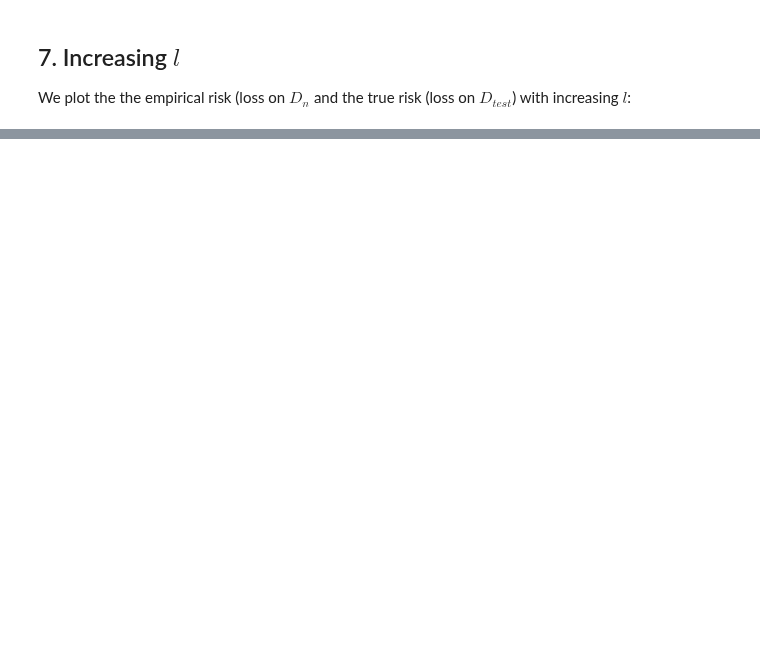
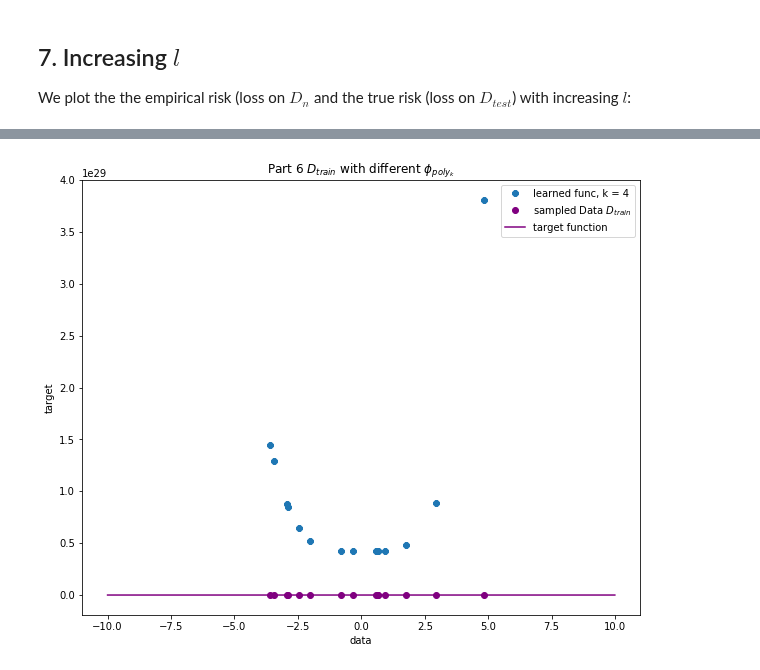
Before and after one commit to violetguos/ift6390, a Jupyter notebook: Homework 2/Practical.ipynb, the cells around one changed output, grey strips where cells are left out. Saved outputs shown, nothing was run; the diff lists cells and outputs as text; code cells hidden in the pictures; blank space fills up the shorter version.

Commit message:
add dim = 4 and explanations for part7

```diff
--- a/Homework 2/Practical.ipynb
+++ b/Homework 2/Practical.ipynb
@@ -246,0 +249,82 @@ plt.show()
+# %%
+kDegreeArr = [4]#[1, 2, 3]
+weight = np.random.rand(1)
+bias = 0
+
+plt.rcParams['figure.figsize'] = [10, 8]
+
+lossArr_train = []
+lossArr_test = []
+
+# Function to do a mapping from a 1d X.
+def to_map(input_data, k):
+    to_map = [input_data[0]]
+    for i in range(2, k+1): # kDegreeArr[j]+1):
+        raised = np.power(input_data[0], k)
+        to_map.append(raised)
+    dataK = np.column_stack(to_map)
+    dataKn = [dataK, input_data[1]] #same target
+    return dataK, dataKn
+
+for k in kDegreeArr:
+    # Do the mapping
+    dataK, dataKn = to_map(dataDn, k)
+
+    # Do the descent
+    regGD = gradDescent(weightedDecay = 0.01, stepSize = 0.0001)
+    regGDParam = regGD.regression_gradient(weight, bias, dataKn[0], dataKn[1])
+
+    # Plot
+    learnedFunc = regGDParam[0] * dataK + regGDParam[1]
+    learnedFunc = np.sum(learnedFunc, axis = 1)
+    plt.plot(dataDn[0], learnedFunc, '8', label = "learned func, k = {}".format(k))
+
+    # Calculate training error (for next part)
+    loss = np.mean((learnedFunc - dataDn[1])**2)
+    lossArr_train.append(loss)
+
+xvals = np.arange(-10, 10, 0.01)
+plt.plot(dataDn[0], dataDn[1], 'o', label="sampled Data $D_{train}$", color='purple')
+plt.plot(xvals, hX(xvals), label = "target function", color='purple')
+plt.xlabel("data")
+plt.ylabel("target")
+plt.title("Part 6 $D_{train}$ with different $\phi_{{poly}_k}$")
+plt.legend(loc='best')
+plt.show()
+
+
+# Already got training loss, so now get testing loss:
+lossArr_test = []
+for k in kDegreeArr:
+    # Do the mapping
+    dataK, dataKn = to_map(dataDtest, k)
+
+    # Do the descent
+    regGD = gradDescent(weightedDecay = 0.01, stepSize = 0.0001)
+    regGDParam = regGD.regression_gradient(weight, bias, dataKn[0], dataKn[1])
+
+    # Get the function
+    learnedFunc = regGDParam[0] * dataK + regGDParam[1]
+    learnedFunc = np.sum(learnedFunc, axis = 1)
+
+    # Calculate training error (for next part)
+    loss = np.mean((learnedFunc - dataDtest[1])**2)
+    lossArr_test.append(loss)
+
+print("train loss dim = 4 is", lossArr_train)
+print("test loss dim = 4 is", lossArr_test)
+# Plot
+ind = np.arange(len(kDegreeArr))
+width = 0.35
+
+plt.bar(ind, np.array(lossArr_train), width, label="Empirical risk (loss on $D_{n}$)")
+plt.bar(ind + width, np.array(lossArr_test), width, label="True risk (loss on $D_{test}$)")
+plt.xlabel("Degree $l$ of learned function")
+plt.ylabel("Average quadratic loss")
+plt.title("Part 6 - Degree of learned function vs. risk")
+
+plt.xticks(ind + width / 2, ('1', '2', '3'))
+plt.legend(loc='best')
+plt.show()
+# %% [output]
+[figure, added]
```
Also changed, not shown: parts of 5 cells of this notebook.
